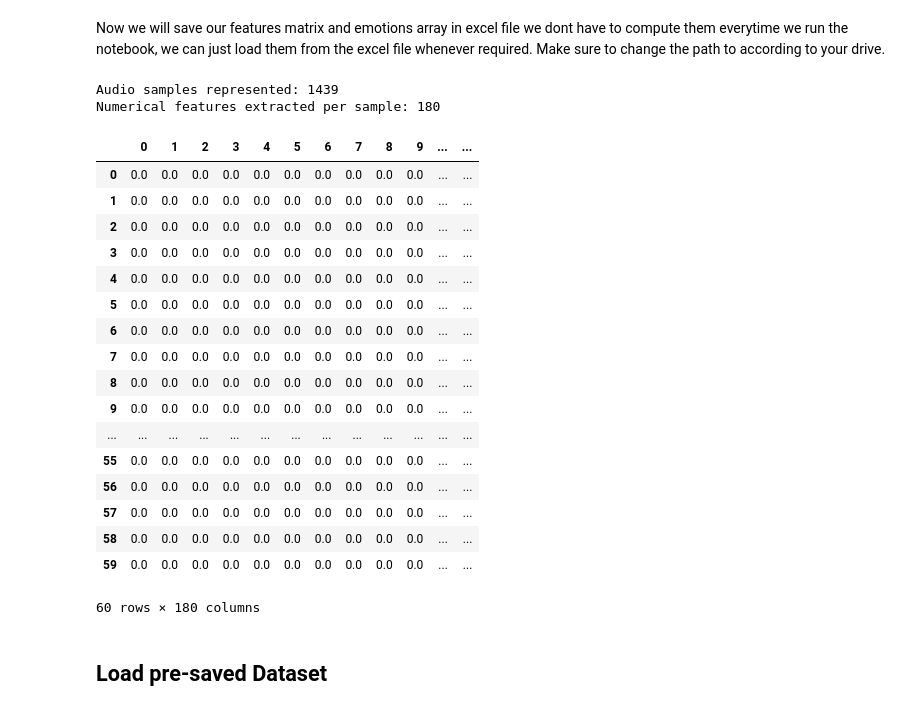
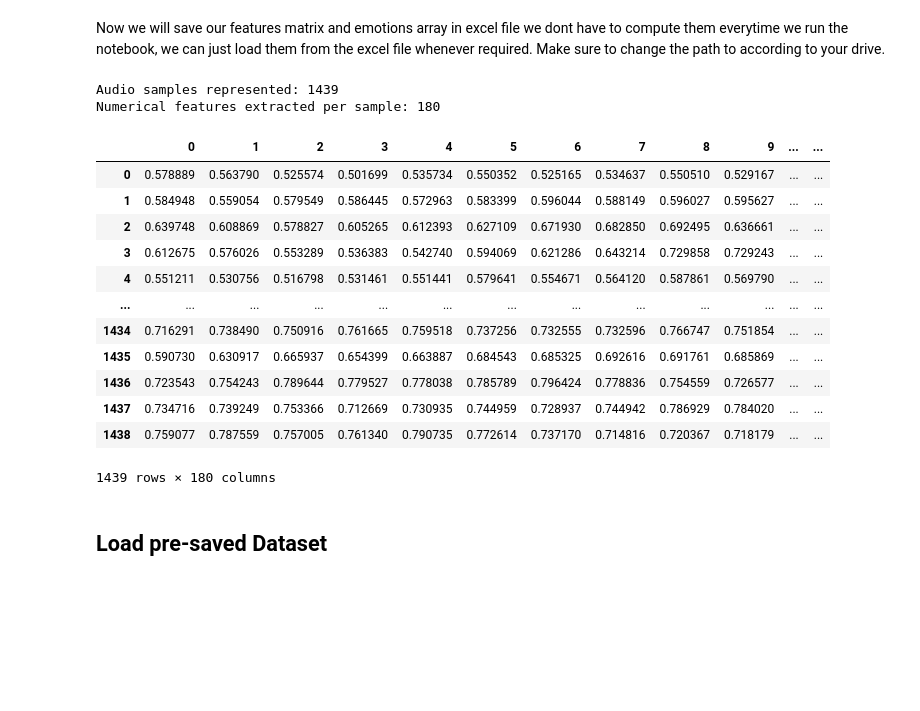
Before and after one commit to wall-e785/Week3-ClassicML, a Jupyter notebook: Week_3_MachineLearning.ipynb, the cells around one changed output. Drawn from its saved outputs; the diff is of its cells as text; code cells hidden in the pictures; blank space fills up the shorter version.

```diff
--- a/Week_3_MachineLearning.ipynb
+++ b/Week_3_MachineLearning.ipynb
@@ -245,36 +247,31 @@ We have a matrix of dim 1435 x 180. Looks good - 1435 audio samples, one per row
 Now we will save our features matrix and emotions array in excel file we dont have to compute them everytime we run the notebook, we can just load them from the excel file whenever required. Make sure to change the path to according to your drive.
 # %%
 #my data
-print(f'\nAudio samples represented: {features_wallace.shape[0]}')
-print(f'Numerical features extracted per sample: {features_wallace.shape[1]}')
-features_wallace_df = pd.DataFrame(features_wallace) # make it pretty for display
+print(f'\nAudio samples represented: {features.shape[0]}')
+print(f'Numerical features extracted per sample: {features.shape[1]}')
+features_df = pd.DataFrame(features) # make it pretty for display
 
 
 #making dataframe for emotions as well
-emotions_wallace_df = pd.DataFrame(emotions_wallace) # make it pretty for display
+emotions_df = pd.DataFrame(emotions) # make it pretty for display
 
-features_wallace_df
+features_df
 # %% [output]
 Audio samples represented: 1439
 Numerical features extracted per sample: 180
 |  | 0 | 1 | 2 | 3 | 4 | 5 | 6 | 7 | 8 | 9 | ... | ... |
-| 0 | 0.0 | 0.0 | 0.0 | 0.0 | 0.0 | 0.0 | 0.0 | 0.0 | 0.0 | 0.0 | ... | ... |
-| 1 | 0.0 | 0.0 | 0.0 | 0.0 | 0.0 | 0.0 | 0.0 | 0.0 | 0.0 | 0.0 | ... | ... |
-| 2 | 0.0 | 0.0 | 0.0 | 0.0 | 0.0 | 0.0 | 0.0 | 0.0 | 0.0 | 0.0 | ... | ... |
-| 3 | 0.0 | 0.0 | 0.0 | 0.0 | 0.0 | 0.0 | 0.0 | 0.0 | 0.0 | 0.0 | ... | ... |
-| 4 | 0.0 | 0.0 | 0.0 | 0.0 | 0.0 | 0.0 | 0.0 | 0.0 | 0.0 | 0.0 | ... | ... |
-| 5 | 0.0 | 0.0 | 0.0 | 0.0 | 0.0 | 0.0 | 0.0 | 0.0 | 0.0 | 0.0 | ... | ... |
-| 6 | 0.0 | 0.0 | 0.0 | 0.0 | 0.0 | 0.0 | 0.0 | 0.0 | 0.0 | 0.0 | ... | ... |
-| 7 | 0.0 | 0.0 | 0.0 | 0.0 | 0.0 | 0.0 | 0.0 | 0.0 | 0.0 | 0.0 | ... | ... |
-| 8 | 0.0 | 0.0 | 0.0 | 0.0 | 0.0 | 0.0 | 0.0 | 0.0 | 0.0 | 0.0 | ... | ... |
-| 9 | 0.0 | 0.0 | 0.0 | 0.0 | 0.0 | 0.0 | 0.0 | 0.0 | 0.0 | 0.0 | ... | ... |
+| 0 | 0.578889 | 0.563790 | 0.525574 | 0.501699 | 0.535734 | 0.550352 | 0.525165 | 0.534637 | 0.550510 | 0.529167 | ... | ... |
+| 1 | 0.584948 | 0.559054 | 0.579549 | 0.586445 | 0.572963 | 0.583399 | 0.596044 | 0.588149 | 0.596027 | 0.595627 | ... | ... |
+| 2 | 0.639748 | 0.608869 | 0.578827 | 0.605265 | 0.612393 | 0.627109 | 0.671930 | 0.682850 | 0.692495 | 0.636661 | ... | ... |
+| 3 | 0.612675 | 0.576026 | 0.553289 | 0.536383 | 0.542740 | 0.594069 | 0.621286 | 0.643214 | 0.729858 | 0.729243 | ... | ... |
+| 4 | 0.551211 | 0.530756 | 0.516798 | 0.531461 | 0.551441 | 0.579641 | 0.554671 | 0.564120 | 0.587861 | 0.569790 | ... | ... |
 | ... | ... | ... | ... | ... | ... | ... | ... | ... | ... | ... | ... | ... |
-| 55 | 0.0 | 0.0 | 0.0 | 0.0 | 0.0 | 0.0 | 0.0 | 0.0 | 0.0 | 0.0 | ... | ... |
-| 56 | 0.0 | 0.0 | 0.0 | 0.0 | 0.0 | 0.0 | 0.0 | 0.0 | 0.0 | 0.0 | ... | ... |
-| 57 | 0.0 | 0.0 | 0.0 | 0.0 | 0.0 | 0.0 | 0.0 | 0.0 | 0.0 | 0.0 | ... | ... |
-| 58 | 0.0 | 0.0 | 0.0 | 0.0 | 0.0 | 0.0 | 0.0 | 0.0 | 0.0 | 0.0 | ... | ... |
-| 59 | 0.0 | 0.0 | 0.0 | 0.0 | 0.0 | 0.0 | 0.0 | 0.0 | 0.0 | 0.0 | ... | ... |
+| 1434 | 0.716291 | 0.738490 | 0.750916 | 0.761665 | 0.759518 | 0.737256 | 0.732555 | 0.732596 | 0.766747 | 0.751854 | ... | ... |
+| 1435 | 0.590730 | 0.630917 | 0.665937 | 0.654399 | 0.663887 | 0.684543 | 0.685325 | 0.692616 | 0.691761 | 0.685869 | ... | ... |
+| 1436 | 0.723543 | 0.754243 | 0.789644 | 0.779527 | 0.778038 | 0.785789 | 0.796424 | 0.778836 | 0.754559 | 0.726577 | ... | ... |
+| 1437 | 0.734716 | 0.739249 | 0.753366 | 0.712669 | 0.730935 | 0.744959 | 0.728937 | 0.744942 | 0.786929 | 0.784020 | ... | ... |
+| 1438 | 0.759077 | 0.787559 | 0.757005 | 0.761340 | 0.790735 | 0.772614 | 0.737170 | 0.714816 | 0.720367 | 0.718179 | ... | ... |
-60 rows × 180 columns
+1439 rows × 180 columns
 # %%
 features_df.to_csv("/content/drive/MyDrive/Wallace's H-W/IAT 360/featuresRavdess.csv")
 emotions_df.to_csv("/content/drive/MyDrive/Wallace's H-W/IAT 360/emotionsRavdess.csv")
```
Also changed, not shown: parts of 8 cells of this notebook.
